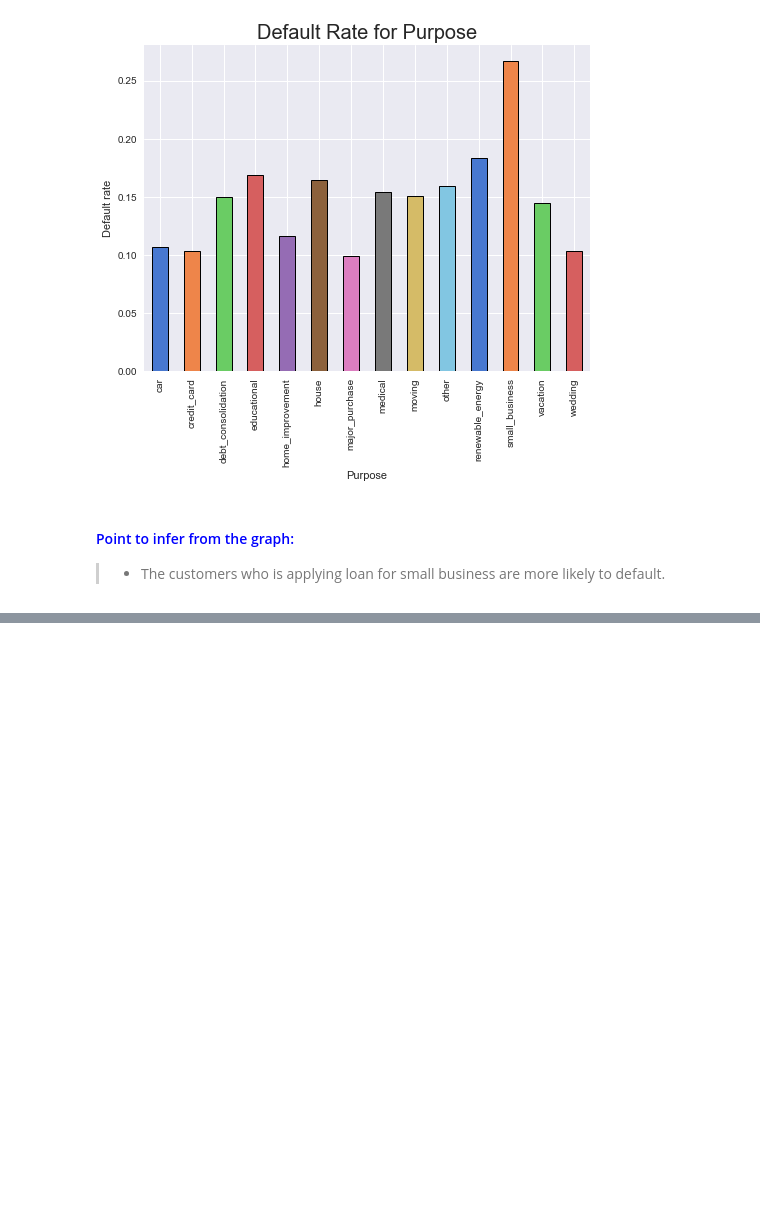
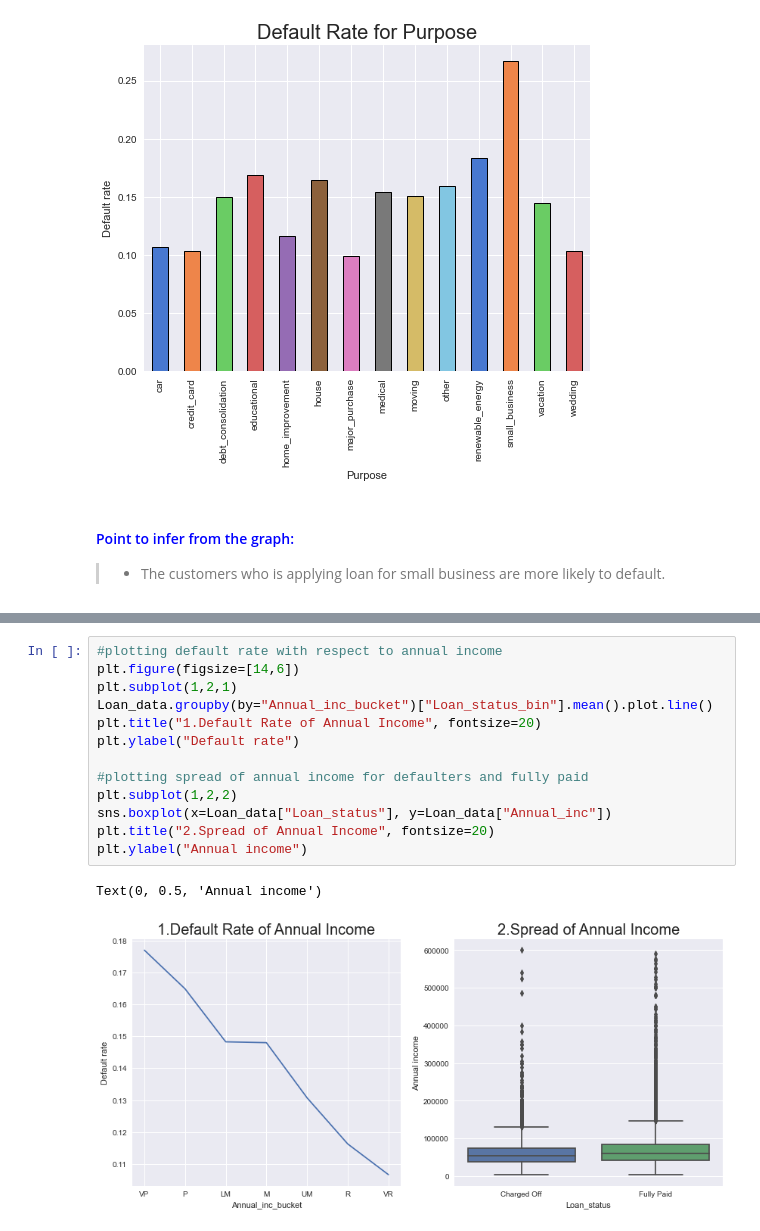
Before and after one commit to Veneeshkrishnan/Lending_Club_Case_Study, a Jupyter notebook: Lending_club.ipynb, the cells around one changed output, grey strips where cells are left out. Cells and saved outputs as stored; diff of their text form; blank space fills up the shorter version.

```diff
--- a/Lending_club.ipynb
+++ b/Lending_club.ipynb
@@ -996,0 +994,16 @@ plt.show()
+# %%
+#plotting default rate with respect to annual income
+plt.figure(figsize=[14,6])
+plt.subplot(1,2,1)
+Loan_data.groupby(by="Annual_inc_bucket")["Loan_status_bin"].mean().plot.line()
+plt.title("1.Default Rate of Annual Income", fontsize=20)
+plt.ylabel("Default rate")
+
+#plotting spread of annual income for defaulters and fully paid
+plt.subplot(1,2,2)
+sns.boxplot(x=Loan_data["Loan_status"], y=Loan_data["Annual_inc"])
+plt.title("2.Spread of Annual Income", fontsize=20)
+plt.ylabel("Annual income")
+# %% [output]
+Text(0, 0.5, 'Annual income')
+[figure, added]
```
Also changed, not shown: parts of 140 cells of this notebook.
